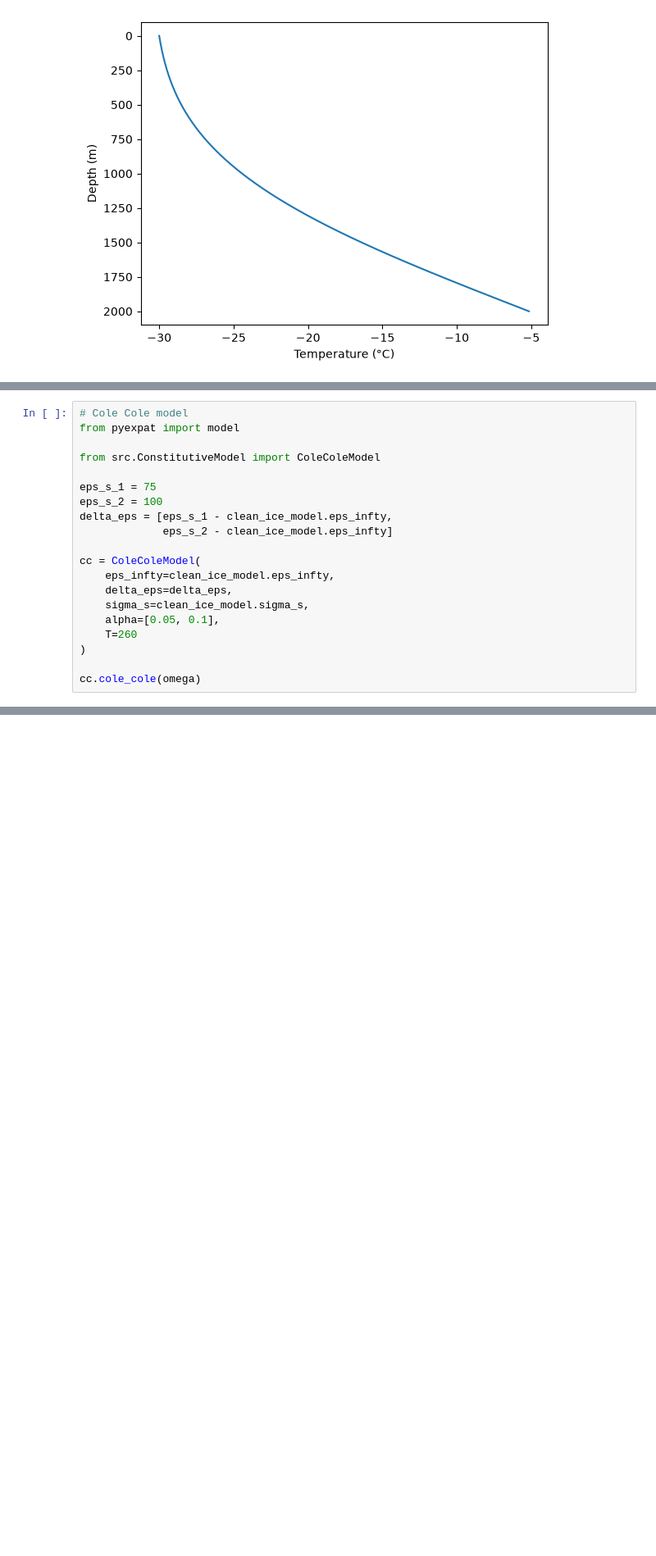
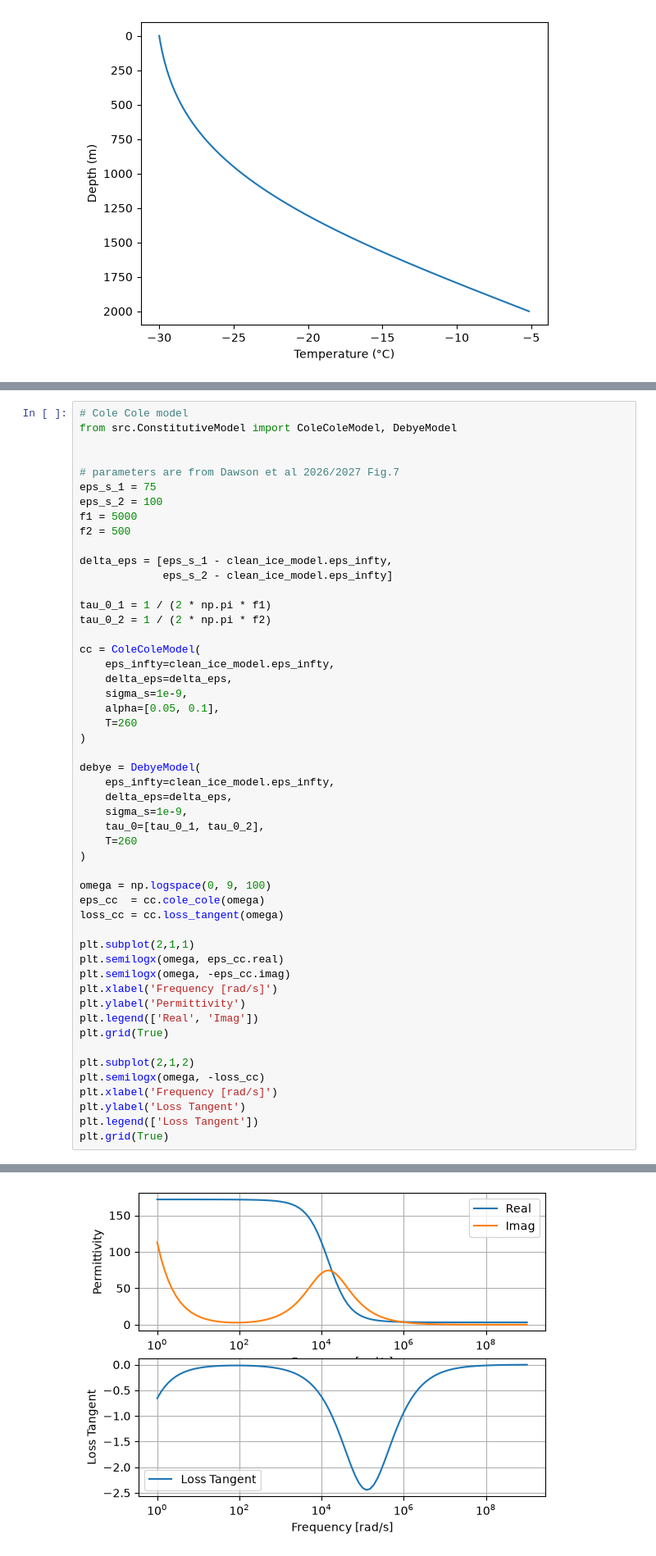
Before and after one commit to alastairyang/spectral-response, a Jupyter notebook: notebook/spectral-ratio.ipynb, the cells around one changed output, grey strips where cells are left out. Shown at 82% size. Drawn from its saved outputs; the diff is of its cells as text; blank space fills up the shorter version.

Commit message:
made debye model and inherited class of cole cole

```diff
--- a/notebook/spectral-ratio.ipynb
+++ b/notebook/spectral-ratio.ipynb
@@ -192,21 +151,52 @@ clean_ice_model.delta_eps
 # %%
 # Cole Cole model
-from pyexpat import model
+from src.ConstitutiveModel import ColeColeModel, DebyeModel
 
-from src.ConstitutiveModel import ColeColeModel
 
+# parameters are from Dawson et al 2026/2027 Fig.7
 eps_s_1 = 75
 eps_s_2 = 100
+f1 = 5000
+f2 = 500
+
 delta_eps = [eps_s_1 - clean_ice_model.eps_infty,
              eps_s_2 - clean_ice_model.eps_infty]
+
+tau_0_1 = 1 / (2 * np.pi * f1)
+tau_0_2 = 1 / (2 * np.pi * f2)
 
 cc = ColeColeModel(
     eps_infty=clean_ice_model.eps_infty,
     delta_eps=delta_eps,
-    sigma_s=clean_ice_model.sigma_s,
+    sigma_s=1e-9,
     alpha=[0.05, 0.1],
     T=260
 )
 
-cc.cole_cole(omega)
+debye = DebyeModel(
+    eps_infty=clean_ice_model.eps_infty,
+    delta_eps=delta_eps,
+    sigma_s=1e-9,
+    tau_0=[tau_0_1, tau_0_2],
+    T=260
+)
+
+omega = np.logspace(0, 9, 100)
+eps_cc  = cc.cole_cole(omega)
+loss_cc = cc.loss_tangent(omega)
+
+plt.subplot(2,1,1)
+plt.semilogx(omega, eps_cc.real)
+plt.semilogx(omega, -eps_cc.imag)
+plt.xlabel('Frequency [rad/s]')
+plt.ylabel('Permittivity')
+plt.legend(['Real', 'Imag'])
+plt.grid(True)
+
+plt.subplot(2,1,2)
+plt.semilogx(omega, -loss_cc)
+plt.xlabel('Frequency [rad/s]')
+plt.ylabel('Loss Tangent')
+plt.legend(['Loss Tangent'])
+plt.grid(True)
 # %% [output]
@@ -213,0 +203 @@ IndexError: invalid index to scalar variable.
+[figure, added]
```
Also changed, not shown: parts of 9 cells of this notebook, 1 other file.
